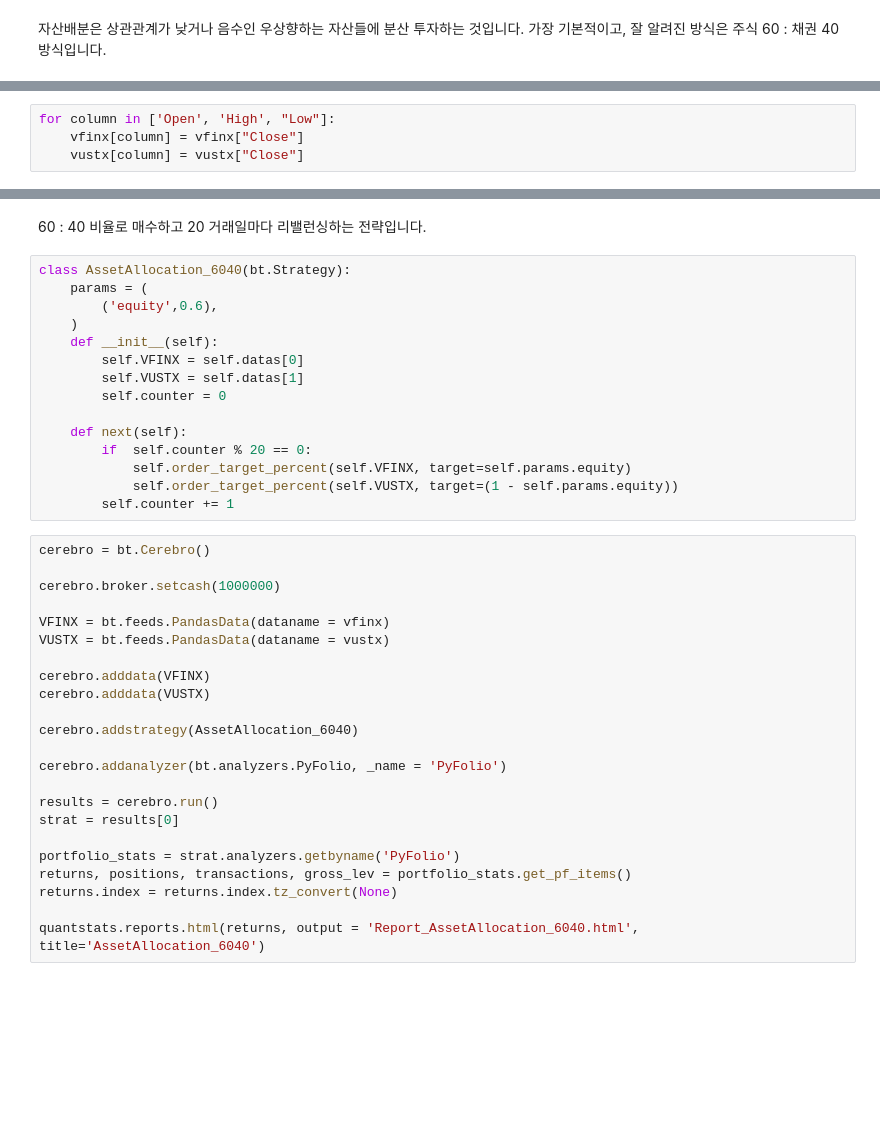
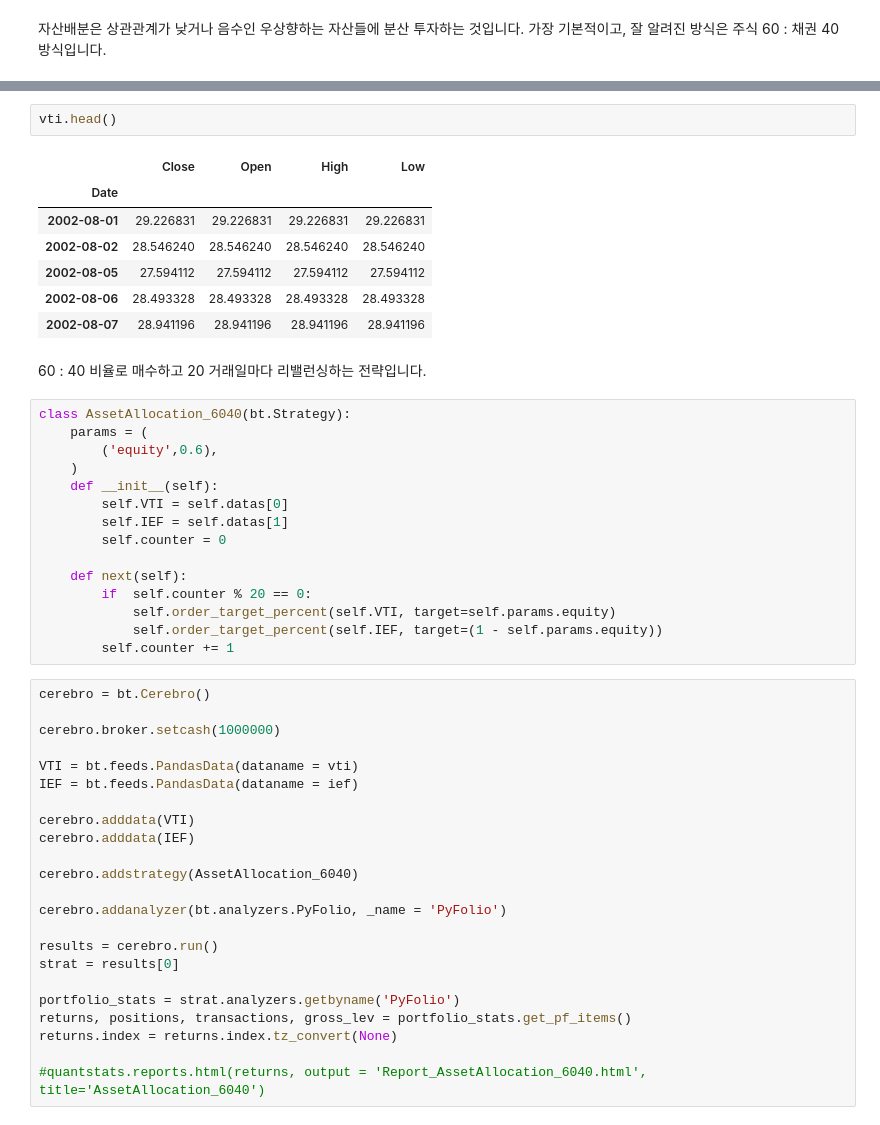
Before and after one commit to JacobJinwonLee/SampleAssetAllocation, a Jupyter notebook: 6040/AssetAllocation_6040.ipynb, the cells around one changed output, grey strips where cells are left out. Saved outputs shown, nothing was run; the diff lists cells and outputs as text; blank space fills up the shorter version.

```diff
--- a/6040/AssetAllocation_6040.ipynb
+++ b/6040/AssetAllocation_6040.ipynb
@@ -47,4 +14,0 @@ Backtrader 패키지를 사용하는데, input 형식을 맞추어야 합니다.
-# %%
-for column in ['Open', 'High', "Low"]:
-    vfinx[column] = vfinx["Close"]
-    vustx[column] = vustx["Close"]
@@ -51,3 +105,13 @@ for column in ['Open', 'High', "Low"]:
+# %%
+vti.head()
+# %% [output]
+|  | Close | Open | High | Low |
+| Date |  |  |  |  |
+| 2002-08-01 | 29.226831 | 29.226831 | 29.226831 | 29.226831 |
+| 2002-08-02 | 28.546240 | 28.546240 | 28.546240 | 28.546240 |
+| 2002-08-05 | 27.594112 | 27.594112 | 27.594112 | 27.594112 |
+| 2002-08-06 | 28.493328 | 28.493328 | 28.493328 | 28.493328 |
+| 2002-08-07 | 28.941196 | 28.941196 | 28.941196 | 28.941196 |
 # %% [markdown]
 60 : 40 비율로 매수하고 20 거래일마다 리밸런싱하는 전략입니다.
 # %%
@@ -56,25 +120,25 @@ class AssetAllocation_6040(bt.Strategy):
         ('equity',0.6),
     )
     def __init__(self):
-        self.VFINX = self.datas[0]
-        self.VUSTX = self.datas[1]
+        self.VTI = self.datas[0]
+        self.IEF = self.datas[1]
         self.counter = 0
 
     def next(self):
         if  self.counter % 20 == 0:
-            self.order_target_percent(self.VFINX, target=self.params.equity)
-            self.order_target_percent(self.VUSTX, target=(1 - self.params.equity))
+            self.order_target_percent(self.VTI, target=self.params.equity)
+            self.order_target_percent(self.IEF, target=(1 - self.params.equity))
         self.counter += 1
 # %%
 cerebro = bt.Cerebro()
 
 cerebro.broker.setcash(1000000)
 
-VFINX = bt.feeds.PandasData(dataname = vfinx)
-VUSTX = bt.feeds.PandasData(dataname = vustx)
+VTI = bt.feeds.PandasData(dataname = vti)
+IEF = bt.feeds.PandasData(dataname = ief)
 
-cerebro.adddata(VFINX)
-cerebro.adddata(VUSTX)
+cerebro.adddata(VTI)
+cerebro.adddata(IEF)
 
 cerebro.addstrategy(AssetAllocation_6040)
 
@@ -87,7 +151,7 @@ portfolio_stats = strat.analyzers.getbyname('PyFolio')
 returns, positions, transactions, gross_lev = portfolio_stats.get_pf_items()
 returns.index = returns.index.tz_convert(None)
 
-quantstats.reports.html(returns, output = 'Report_AssetAllocation_6040.html', title='AssetAllocation_6040')
+#quantstats.reports.html(returns, output = 'Report_AssetAllocation_6040.html', title='AssetAllocation_6040')
 # %%
 quantstats.reports.plots(returns, mode='basic')
 # %% [output]
```
Also changed, not shown: parts of 38 cells of this notebook.
